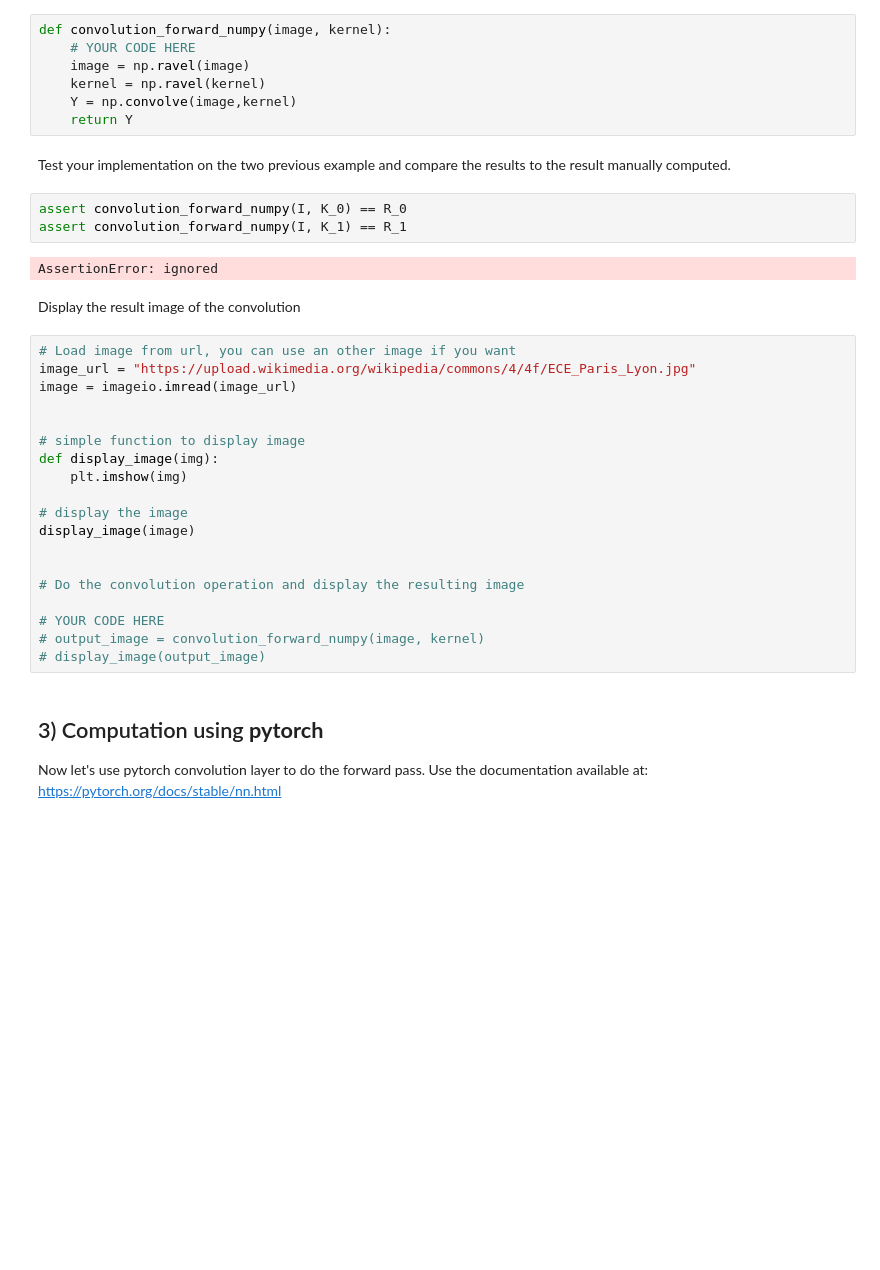
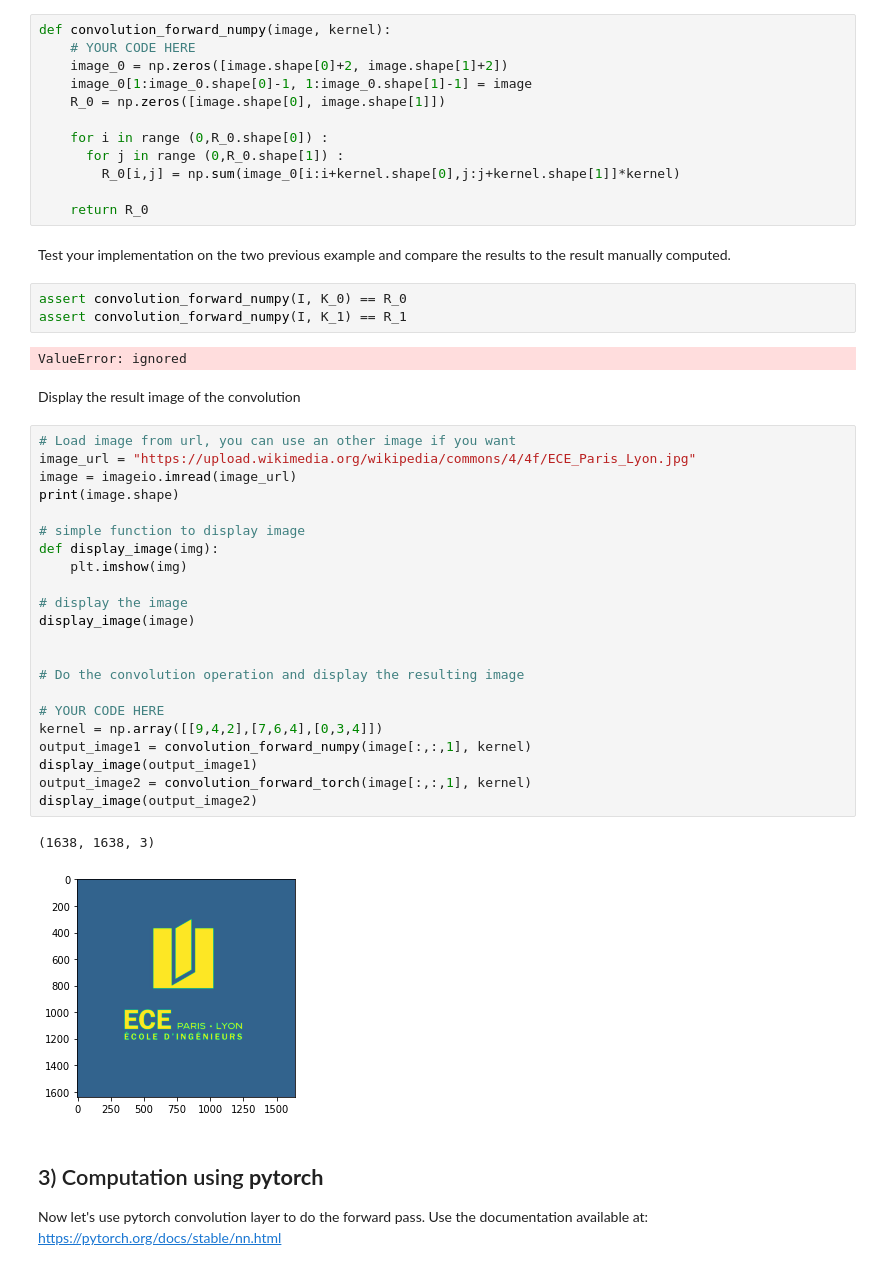
Before and after one commit to DL-ECE/tp2-deeplearningonimages-Pymboss75, a Jupyter notebook: convolution.ipynb, the cells around one changed output. Saved outputs shown, nothing was run; the diff lists cells and outputs as text; blank space fills up the shorter version.

```diff
--- a/convolution.ipynb
+++ b/convolution.ipynb
@@ -633,41 +659,52 @@ print(R_0)
 ## 2) Computation using __numpy__
 
 Now using the numpy implement the convolution operation.
-# %%
-def convolution_forward_numpy(image, kernel):
-    # YOUR CODE HERE
-    image = np.ravel(image)
-    kernel = np.ravel(kernel)
-    Y = np.convolve(image,kernel)
-    return Y
+# %%
+def convolution_forward_numpy(image, kernel):
+    # YOUR CODE HERE
+    image_0 = np.zeros([image.shape[0]+2, image.shape[1]+2])
+    image_0[1:image_0.shape[0]-1, 1:image_0.shape[1]-1] = image
+    R_0 = np.zeros([image.shape[0], image.shape[1]])
+
+    for i in range (0,R_0.shape[0]) :
+      for j in range (0,R_0.shape[1]) :
+        R_0[i,j] = np.sum(image_0[i:i+kernel.shape[0],j:j+kernel.shape[1]]*kernel)
+
+    return R_0
 # %% [markdown]
 Test your implementation on the two previous example and compare the results to the result manually computed.
 # %%
 assert convolution_forward_numpy(I, K_0) == R_0
 assert convolution_forward_numpy(I, K_1) == R_1
 # %% [output]
-AssertionError: ignored
+ValueError: ignored
 # %% [markdown]
 Display the result image of the convolution
 # %%
 # Load image from url, you can use an other image if you want
 image_url = "https://upload.wikimedia.org/wikipedia/commons/4/4f/ECE_Paris_Lyon.jpg"
 image = imageio.imread(image_url)
-
+print(image.shape)
 
 # simple function to display image
 def display_image(img):
     plt.imshow(img)
 
 # display the image
 display_image(image)
 
 
 # Do the convolution operation and display the resulting image
 
 # YOUR CODE HERE
-# output_image = convolution_forward_numpy(image, kernel)
-# display_image(output_image)
+kernel = np.array([[9,4,2],[7,6,4],[0,3,4]])
+output_image1 = convolution_forward_numpy(image[:,:,1], kernel)
+display_image(output_image1)
+output_image2 = convolution_forward_torch(image[:,:,1], kernel)
+display_image(output_image2)
+# %% [output]
+(1638, 1638, 3)
+[figure, added]
 # %% [markdown]
 ## 3) Computation using __pytorch__
 
```
Also changed, not shown: parts of 4 cells of this notebook.
